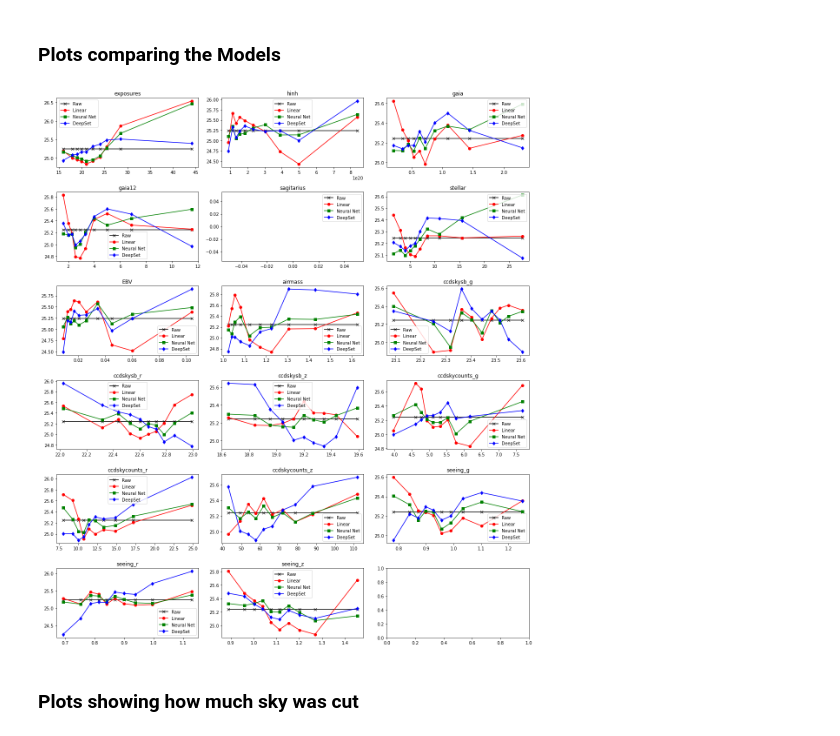
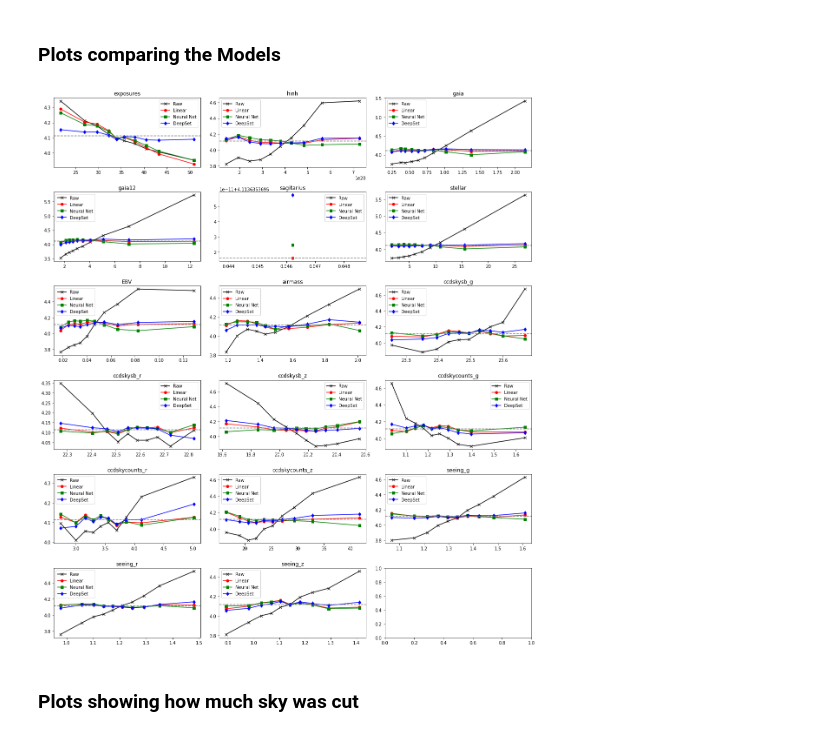
Before and after one commit to elleggert/astrostatistics, a Jupyter notebook: models/regression/paper_plots.ipynb, the cells around one changed output. Drawn from its saved outputs; the diff is of its cells as text; code cells hidden in the pictures.

Commit message:
Merged all DFs for unified plotting, fixed 0 padding special case handling in geometric systematics extraction py

```diff
--- a/models/regression/paper_plots.ipynb
+++ b/models/regression/paper_plots.ipynb
@@ -274,43 +274,46 @@ df['rlbg_deep_density'] =  df.rlbg -  (df['rlbg_deep'] - df['rlbg_deep'].mean())
 
 nrows = 6
 ncols = 3
 fig, axs = plt.subplots(nrows=nrows, ncols=ncols, figsize=(16, 18))
 
 axs = axs.ravel()
 
 for i, nm in enumerate(cols):
-
-    df['bin'] = pd.qcut(df[nm], q=10, labels=False, duplicates='drop')
+    no_bins = 10
+    df['bin'] = pd.qcut(df[nm], q=no_bins, labels=False, duplicates='drop')
     grouped = df.groupby('bin')
     x = grouped[nm].mean()
-    galtype = grouped[f'{gal}_density'].mean()
+    error = np.sqrt(len(df) / no_bins)
+
+    galtype = grouped[f'{gal}'].mean()
     galtype_lin = grouped[f'{gal}_lin_density'].mean()
     galtype_nn = grouped[f'{gal}_nn_density'].mean()
     galtype_deep = grouped[f'{gal}_deep_density'].mean()
 
     axs[i].plot(x, galtype, c='black', marker='x', label="Raw")
     axs[i].plot(x, galtype_lin, c='red', marker='o', label="Linear")
+    #axs[i].fill_between(x, galtype-error, galtype+error, alpha=0.5, edgecolor='#CC4F1B', facecolor='#FF9848')
+
     axs[i].plot(x, galtype_nn, c='green', marker='s', label="Neural Net")
     axs[i].plot(x, galtype_deep, c='blue', marker='d', label="DeepSet")
-    #axs[i].axhline(y=0, color='gray', linestyle='--')
+    axs[i].axhline(y=df[f'{gal}'].mean(), color='gray', linestyle='--')
 
+    """axs[i].errorbar(x, galtype, c='black', marker='x', label="Raw")
+    axs[i].errorbar(x, galtype_lin, c='red', marker='o', label="Linear")
+    axs[i].errorbar(x, galtype_nn, c='green', marker='s', label="Neural Net")
+    axs[i].errorbar(x, galtype_deep, c='blue', marker='d', label="DeepSet")"""
 
     axs[i].set_title(nm)
 
-
-
     axs[i].legend()
-
 
 #handles, labels = axs.get_legend_handles_labels()
 #fig.legend(handles, labels, loc='upper right')
 
 
-
-
 fig.tight_layout()
 # %% [output]
-[figure, old version]
+[figure, new version]
 # %% [markdown]
 ### Plots showing how much sky was cut
 # %%
```
Also changed, not shown: parts of 11 cells of this notebook, 1 other file.
